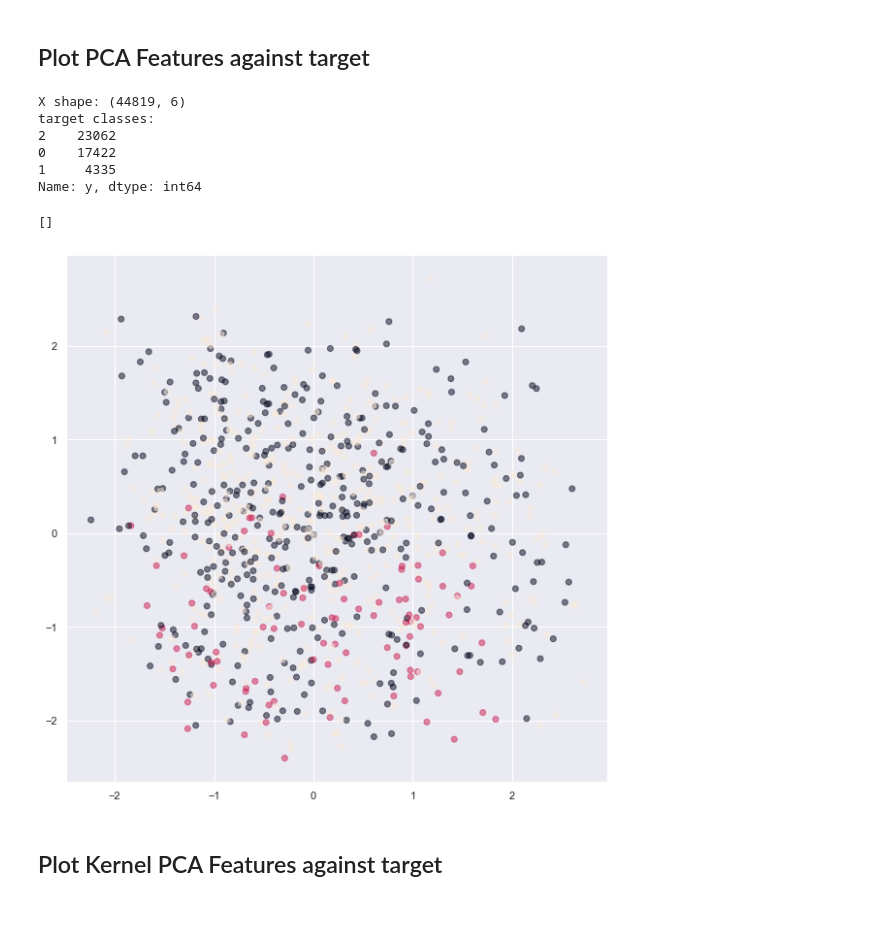
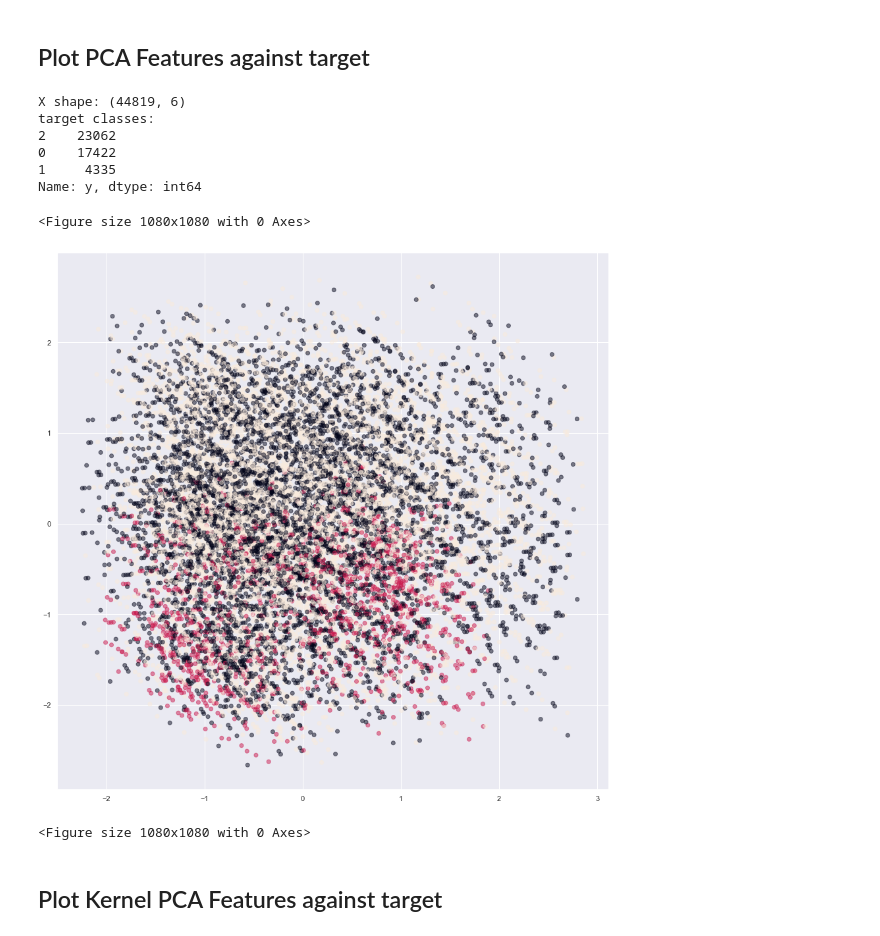
Before and after one commit to Wuuzzaa/thesis, a Jupyter notebook: src/results_plot.ipynb, the cells around one changed output. Cells and saved outputs as stored; diff of their text form; code cells hidden in the pictures.

```diff
--- a/src/results_plot.ipynb
+++ b/src/results_plot.ipynb
@@ -90,7 +98,7 @@ df.plot.\
 # dataset_id = "1486"  # 2 classes, 174 features
 dataset_id = "41027"
 
-n_head = 1000
+n_head = 1000000000
 # %% [markdown]
 ## Plot PCA Features against  target
 # %%
@@ -103,38 +111,37 @@ y = pd.read_feather(DATASETS_FOLDER_PATH.joinpath(dataset_id, Y_FILE_NAME))["y"]
 print(f"X shape: {X.shape}")
 print(f"target classes: \n{y.value_counts()}")
 
 # split according to the split from training
 _, _, _, y_test = train_test_split(X, y, train_size=TRAIN_TEST_SPLIT_TRAIN_SIZE, random_state=RANDOM_STATE)
 
 # reset index
 y_test.reset_index(drop=True, inplace=True)
 
 # concat
 df_pca_test["y"] = y_test.reset_index(drop=True)
 
 # make a plot
 plot_x = df_pca_test["pca_0"].head(n_head)
 plot_y = df_pca_test["pca_1"].head(n_head)
 plot_c = df_pca_test["y"].head(n_head)
 
 plt.scatter(x=plot_x, y=plot_y, c=plot_c, alpha=0.5)
 
 # set ranges to the axis if needed
 # plt.xlim([-2, 2])
 # plt.ylim([-5, 5])
 
-# show plot
-#plt.show()
-plt.plot()
+plt.figure(figsize = (15,15))
 # %% [output]
 X shape: (44819, 6)
 target classes:
 2    23062
 0    17422
 1     4335
 Name: y, dtype: int64
-[]
+<Figure size 1080x1080 with 0 Axes>
-[figure, old version]
+[figure, new version]
+<Figure size 1080x1080 with 0 Axes>
 # %% [markdown]
 ## Plot Kernel PCA Features against target
 # %%
```
Also changed, not shown: parts of 8 cells of this notebook.
